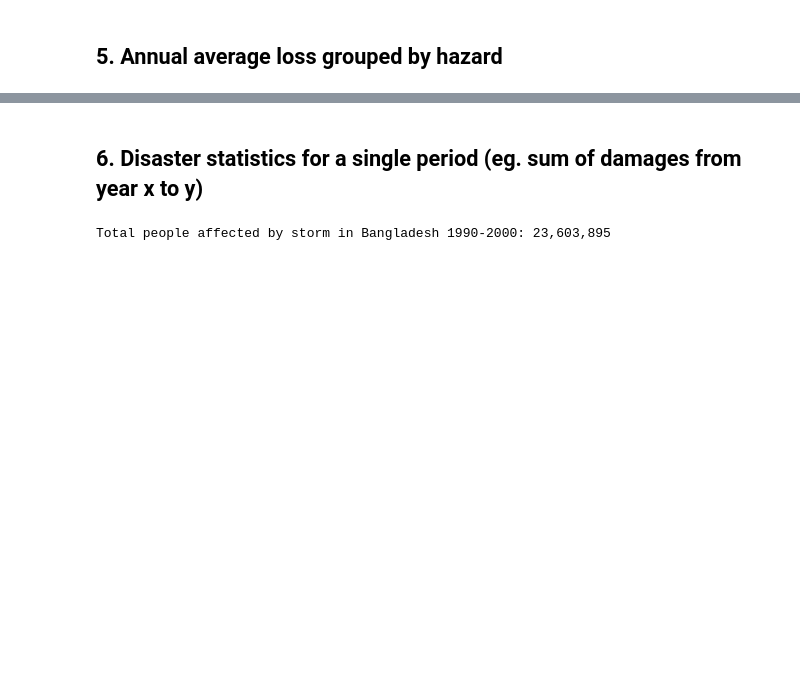
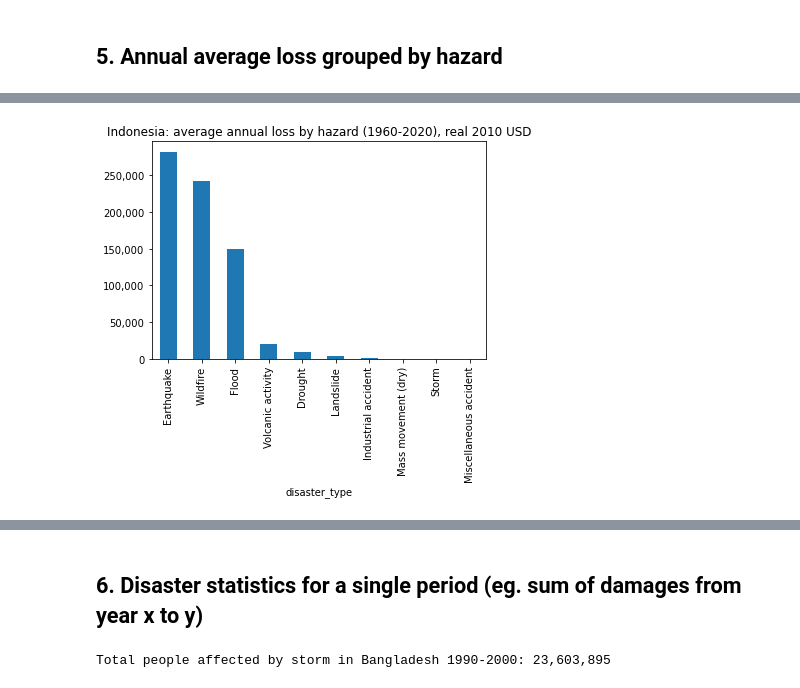
Before and after one commit to GFDRR/pyEmdat, a Jupyter notebook: example_notebook.ipynb, the cells around one changed output, grey strips where cells are left out. Cells and saved outputs as stored; diff of their text form; code cells hidden in the pictures; blank space fills up the shorter version.

```diff
--- a/example_notebook.ipynb
+++ b/example_notebook.ipynb
@@ -96,0 +91,4 @@ df.plot(kind = 'bar', title = 'Peru: Average annual loss (1980-2020) (million US
+# %%
+df = ED.aal_by_disaster_type(1960, 2020, 'Indonesia', 'all',base_year=2010)
+df = df[df>0]
+df
@@ -96,0 +108,7 @@ df.plot(kind = 'bar', title = 'Peru: Average annual loss (1980-2020) (million US
+# %%
+ax = df.plot(kind = 'bar')
+plt.title('Indonesia: average annual loss by hazard (1960-2020), real 2010 USD')
+y_labels = ax.get_yticks()
+ax.yaxis.set_major_formatter(mpl.ticker.StrMethodFormatter('{x:,.0f}'))
+# %% [output]
+[figure, added]
```
Also changed, not shown: parts of 18 cells of this notebook, 10 other files.
